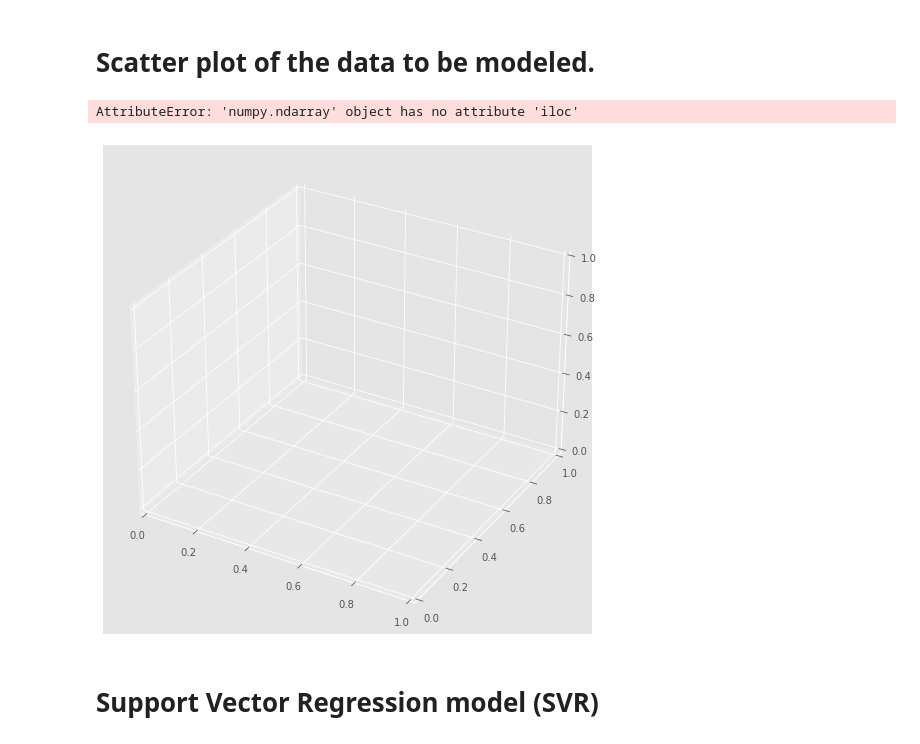
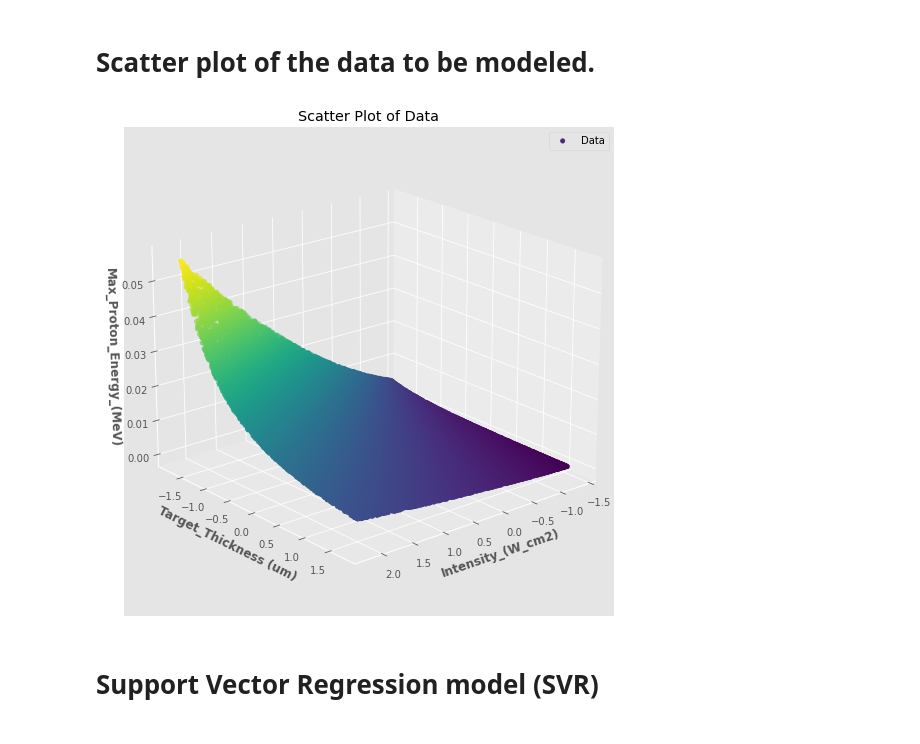
Before and after one commit to pedrog96/vanilla-latte, a Jupyter notebook: support vector regression/Support Vector Regression.ipynb, the cells around one changed output. Drawn from its saved outputs; the diff is of its cells as text; code cells hidden in the pictures.

```diff
--- a/support vector regression/Support Vector Regression.ipynb
+++ b/support vector regression/Support Vector Regression.ipynb
@@ -79,21 +72,20 @@ X_train_norm
 # %%
 fig1 = plt.figure(figsize=(9, 9))
 ax = fig1.add_subplot(projection='3d')
-ax.scatter(X_train_norm[],
-           X_train_norm[],
+ax.scatter(X_train_norm[inputs[0]],
+           X_train_norm[inputs[3]],
            y_train,
            c = np.sqrt(y_train),
            label = "Data")
 ax.set_title('Scatter Plot of Data')
 ax.set_xlabel(f'{inputs[0]}', fontweight ='bold')
 ax.set_ylabel(f'{inputs[3]}', fontweight ='bold')
 ax.set_zlabel(f'{outputs[0]}', fontweight ='bold')
 ax.view_init(20, 50)
 plt.legend(loc="upper right")
 plt.show()
 # %% [output]
-AttributeError: 'numpy.ndarray' object has no attribute 'iloc'
-[figure, old version]
+[figure, new version]
 # %% [markdown]
 # Support Vector Regression model (SVR)
 # %% [markdown]
```
Also changed, not shown: parts of 6 cells of this notebook.
